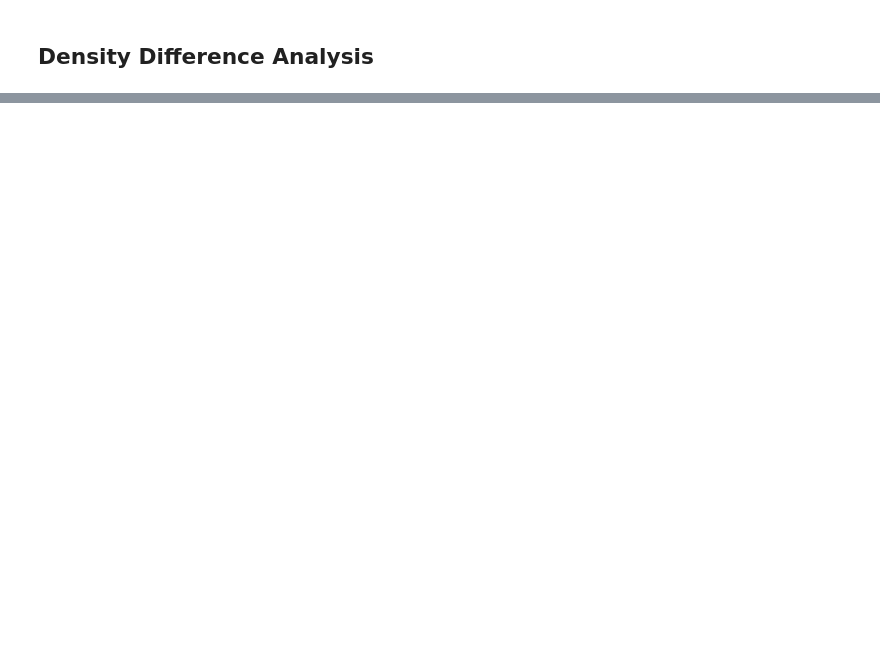
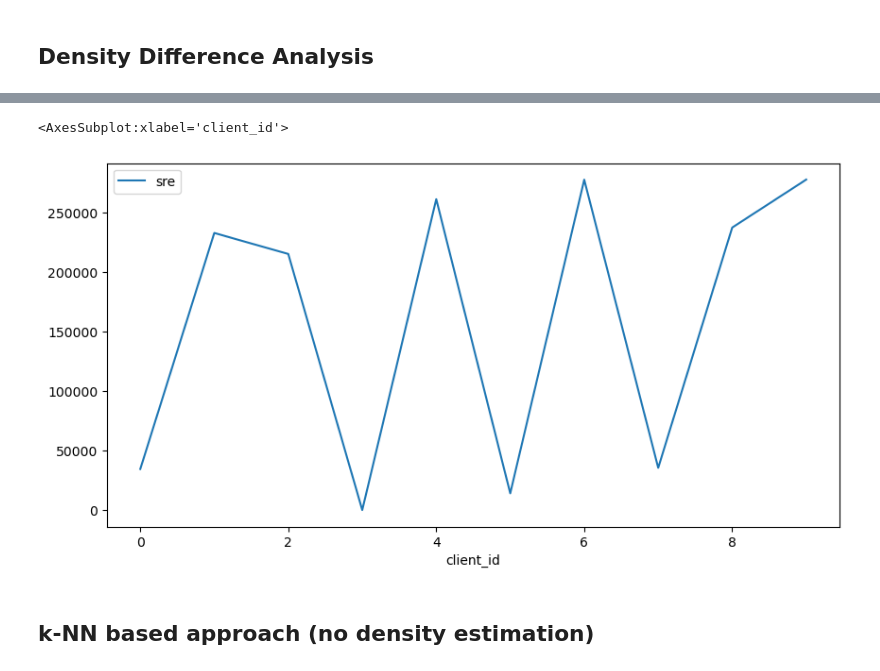
Before and after one commit to a-ayad/Split_ECG_Classification, a Jupyter notebook: density_diff.ipynb, the cells around one changed output, grey strips where cells are left out. Cells and saved outputs as stored; diff of their text form; code cells hidden in the pictures; blank space fills up the shorter version.

```diff
--- a/density_diff.ipynb
+++ b/density_diff.ipynb
@@ -132,0 +298,7 @@ ID: 1
+# %%
+df_plot.groupby("client_id").sum()["sre"].plot(legend=True, figsize=(10, 5))
+# %% [output]
+<AxesSubplot:xlabel='client_id'>
+[figure, added]
+# %% [markdown]
+## k-NN based approach (no density estimation)
```
Also changed, not shown: parts of 53 cells of this notebook, 5 other files.
